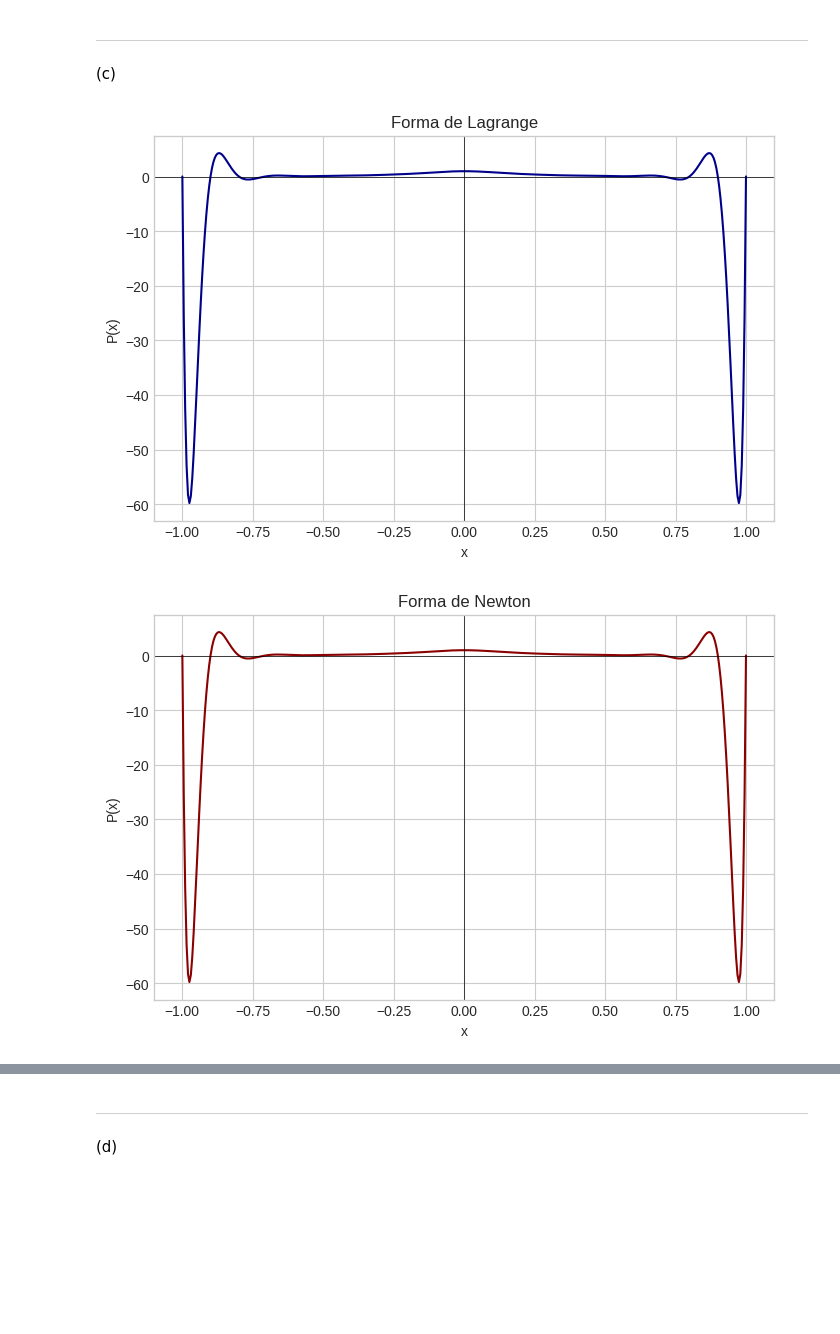
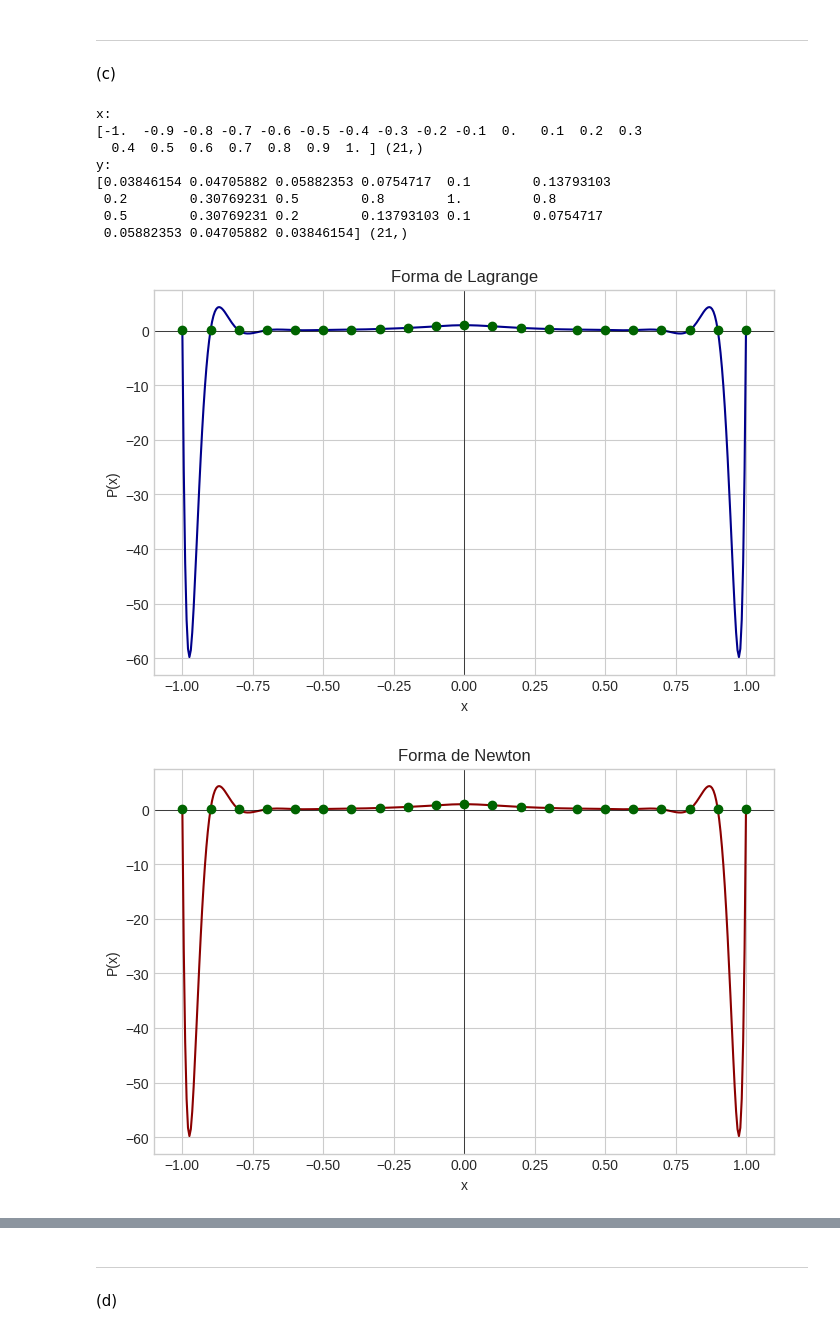
Before and after one commit to TaresuSenu/CalcNumerico, a Jupyter notebook: ThalesSenadeQueiroz+GuilhermePascoaleGodoy.ipynb, the cells around one changed output, grey strips where cells are left out. Cells and saved outputs as stored; diff of their text form; code cells hidden in the pictures; blank space fills up the shorter version.

```diff
--- a/ThalesSenadeQueiroz+GuilhermePascoaleGodoy.ipynb
+++ b/ThalesSenadeQueiroz+GuilhermePascoaleGodoy.ipynb
@@ -660,16 +660,15 @@ from PIL import Image
 
 img = Image.open('cat.png').convert('L')
 A_original = np.array(img)
-print("Imagem 'cat.png' carregada e garantidamente convertida para 2D (escala de cinza).")
 
-A = A_original / 255.0
+A = A_original / 255.0 # para deixar todos os valores entre 0 e 1.
 
 U, S, Vt = svd_decomposition(A)
 
-def comprimir_e_reconstruir(U, S, Vt, k):
+def compressao(U, S, Vt, k):
     Sigma_k = np.diag(S[:k])
-    A_reconstruida = U[:, :k] @ Sigma_k @ Vt[:k, :]
-    return A_reconstruida
+    A_comprimida = U[:, :k] @ Sigma_k @ Vt[:k, :]
+    return A_comprimida
 
 niveis_compressao = [0.50, 0.70] # 50% e 70%
 max_k = len(S)
@@ -677,11 +676,13 @@ fig, axes = plt.subplots(1, 3, figsize=(20, 7))
 
 # Plot da imagem original
 axes[0].imshow(A, cmap='gray')
+axes[0].axis('off')
+
 
 # Plot das imagens comprimidas
 for i, p in enumerate(niveis_compressao):
-    k = int(max_k * (1 - p))
-    A_comprimida = comprimir_e_reconstruir(U, S, Vt, k)
+    k = int(max_k * (1 - p)) # compressão de p% = manter (1-p)% dos valores singulares.
+    A_comprimida = compressao(U, S, Vt, k)
     ax = axes[i+1]
     ax.imshow(A_comprimida, cmap='gray')
     ax.set_title(f'Compressão de {p*100:.0f}%\n(usando k = {k} valores)', fontsize=14)
@@ -856,6 +858,11 @@ def f(t):
 n_pontos = 21
 xi = np.linspace(-1, 1, n_pontos)
 yi = f(xi)
+
+print("x: ")
+print(xi, np.shape(xi))
+print("y: ")
+print(yi, np.shape(yi))
 
 p_Lagrange = interpolacao_Lagrange(xi, yi)
 
@@ -868,6 +875,7 @@ y_valores = p_Lagrange(x_valores)
 # Gera o gráfico
 plt.figure(figsize=(8, 5))
 plt.plot(x_valores, y_valores, color='darkblue')
+plt.scatter(xi, yi, color='darkgreen', zorder=5, label='Nós da interpolação')
 plt.title(f'Forma de Lagrange')
 plt.xlabel('x')
 plt.ylabel('P(x)')
@@ -880,34 +888,43 @@ plt.show()
 p_Newton = interpolacao_Newton(xi, yi)
 
 y_valores = p_Newton(x_valores)
 
 # Gera o gráfico
 plt.figure(figsize=(8, 5))
 plt.plot(x_valores, y_valores, color='darkred')
+plt.scatter(xi, yi, color='darkgreen', zorder=5, label='Nós da interpolação')
 plt.title(f'Forma de Newton')
 plt.xlabel('x')
 plt.ylabel('P(x)')
 plt.grid(True)
 plt.axhline(0, color='black', linewidth=0.5)
 plt.axvline(0, color='black', linewidth=0.5)
 plt.show()
 
 
 ## Gráfico da função original
 for i in range(400):
   y_valores[i] = f(x_valores[i])
 
 plt.figure(figsize=(8, 5))
 plt.plot(x_valores, y_valores, color='black')
 plt.title(f'Função original')
 plt.xlabel('t')
 plt.ylabel('f(t)')
 plt.grid(True)
 plt.axhline(0, color='black', linewidth=0.5)
 plt.axvline(0, color='black', linewidth=0.5)
 plt.show()
 # %% [output]
+x:
+[-1.  -0.9 -0.8 -0.7 -0.6 -0.5 -0.4 -0.3 -0.2 -0.1  0.   0.1  0.2  0.3
+  0.4  0.5  0.6  0.7  0.8  0.9  1. ] (21,)
+y:
+[0.03846154 0.04705882 0.05882353 0.0754717  0.1        0.13793103
+ 0.2        0.30769231 0.5        0.8        1.         0.8
+ 0.5        0.30769231 0.2        0.13793103 0.1        0.0754717
+ 0.05882353 0.04705882 0.03846154] (21,)
-[figure, old version]
+[figure, new version]
-[figure, old version]
+[figure, new version]
 [figure]
 # %% [markdown]
```
Also changed, not shown: parts of 16 cells of this notebook.
